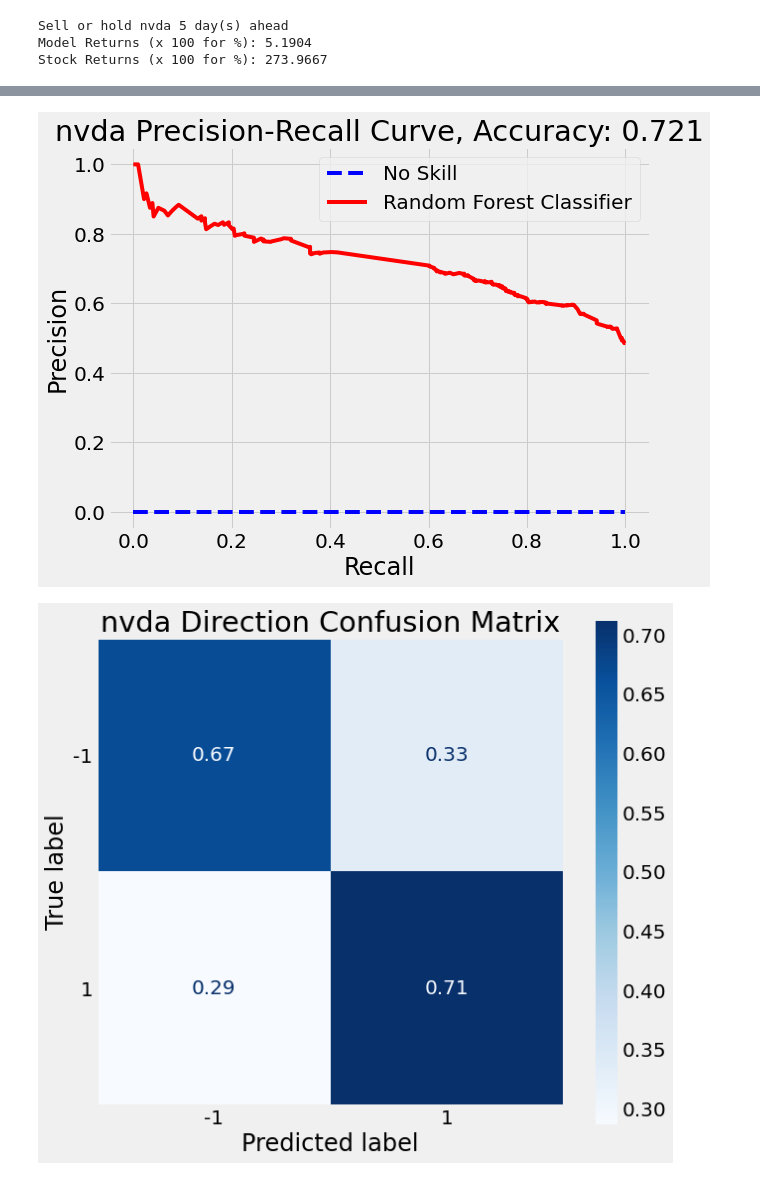
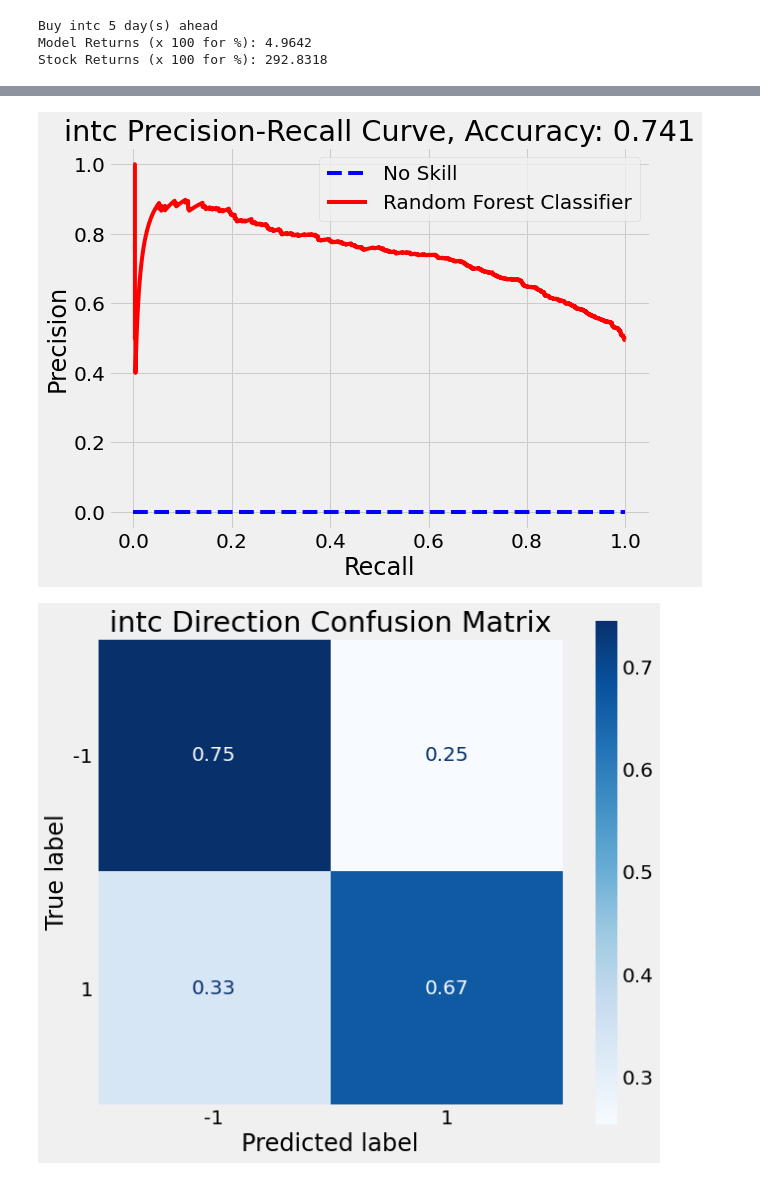
Before and after one commit to yuchild/next_n_day_stock_prediction_simple, a Jupyter notebook: testing.ipynb, the cells around one changed output, grey strips where cells are left out. Drawn from its saved outputs; the diff is of its cells as text; code cells hidden in the pictures.

```diff
--- a/testing.ipynb
+++ b/testing.ipynb
@@ -226,5 +243,5 @@ Stock Returns (x 100 for %): 273.9667
 # %%
-stock_name = 'nvda'
+stock_name = 'intc'
 fn.all_func(stock_name
            , start_dates[stock_name]
            , days_ahead = 5
@@ -232,6 +249,6 @@ fn.all_func(stock_name
            , days_back = 1
           )
 # %% [output]
-Sell or hold nvda 5 day(s) ahead
-Model Returns (x 100 for %): 5.1904
-Stock Returns (x 100 for %): 273.9667
+Buy intc 5 day(s) ahead
+Model Returns (x 100 for %): 4.9642
+Stock Returns (x 100 for %): 292.8318
@@ -240,2 +257,2 @@ Stock Returns (x 100 for %): 273.9667
-[figure, old version]
+[figure, new version]
-[figure, old version]
+[figure, new version]
```
Also changed, not shown: parts of 6 cells of this notebook, 56 other files.
